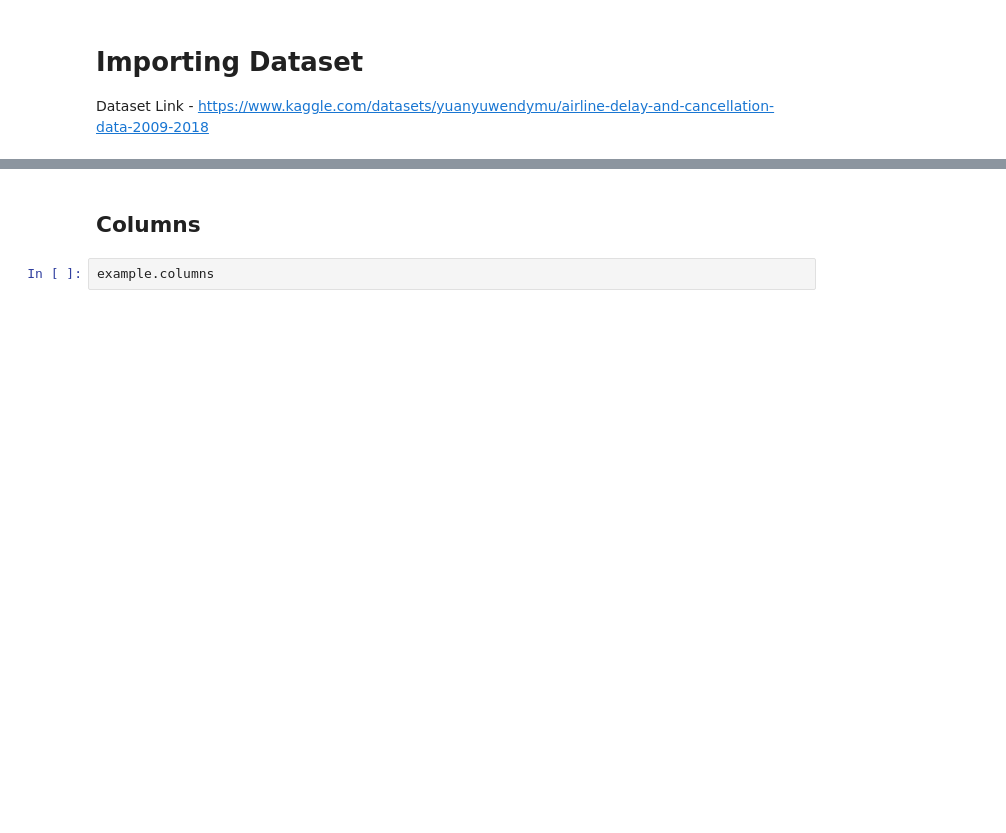
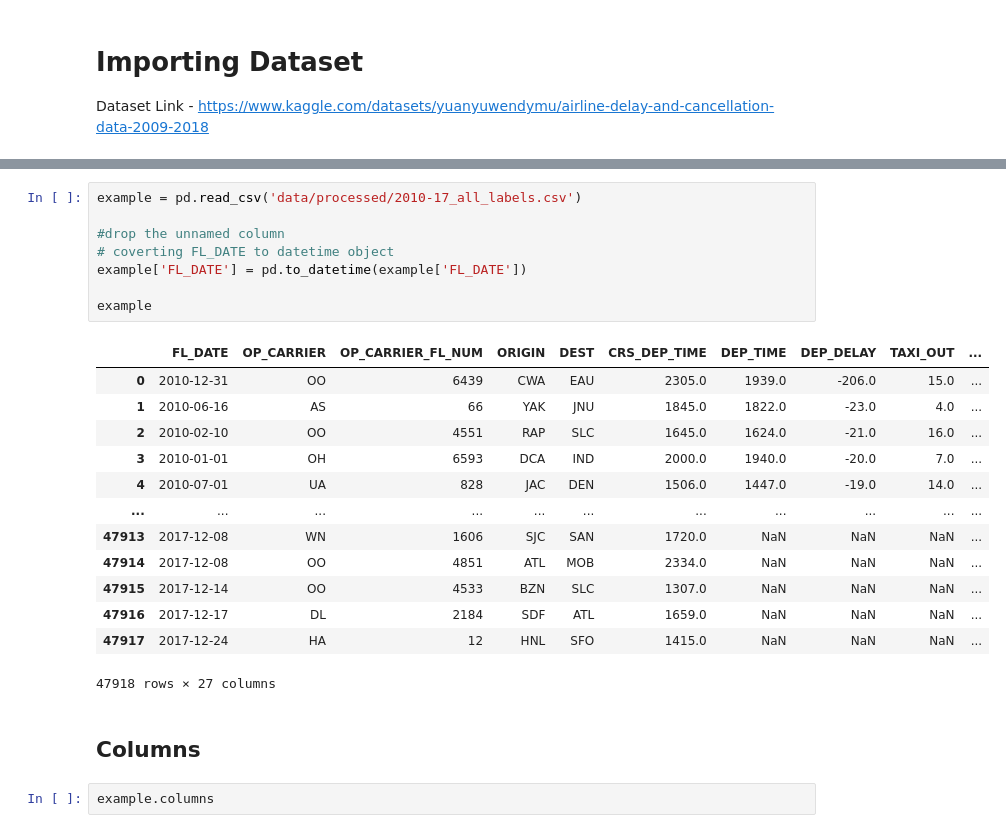
Before and after one commit to Delayma-ML/Delayma-Visualization, a Jupyter notebook: data_visualization.ipynb, the cells around one changed output, grey strips where cells are left out. Drawn from its saved outputs; the diff is of its cells as text; blank space fills up the shorter version.

```diff
--- a/data_visualization.ipynb
+++ b/data_visualization.ipynb
@@ -30,3 +12,25 @@ example
+# %%
+example = pd.read_csv('data/processed/2010-17_all_labels.csv')
+
+#drop the unnamed column
+# coverting FL_DATE to datetime object
+example['FL_DATE'] = pd.to_datetime(example['FL_DATE'])
+
+example
+# %% [output]
+|  | FL_DATE | OP_CARRIER | OP_CARRIER_FL_NUM | ORIGIN | DEST | CRS_DEP_TIME | DEP_TIME | DEP_DELAY | TAXI_OUT | ... |
+| 0 | 2010-12-31 | OO | 6439 | CWA | EAU | 2305.0 | 1939.0 | -206.0 | 15.0 | ... |
+| 1 | 2010-06-16 | AS | 66 | YAK | JNU | 1845.0 | 1822.0 | -23.0 | 4.0 | ... |
+| 2 | 2010-02-10 | OO | 4551 | RAP | SLC | 1645.0 | 1624.0 | -21.0 | 16.0 | ... |
+| 3 | 2010-01-01 | OH | 6593 | DCA | IND | 2000.0 | 1940.0 | -20.0 | 7.0 | ... |
+| 4 | 2010-07-01 | UA | 828 | JAC | DEN | 1506.0 | 1447.0 | -19.0 | 14.0 | ... |
+| ... | ... | ... | ... | ... | ... | ... | ... | ... | ... | ... |
+| 47913 | 2017-12-08 | WN | 1606 | SJC | SAN | 1720.0 | NaN | NaN | NaN | ... |
+| 47914 | 2017-12-08 | OO | 4851 | ATL | MOB | 2334.0 | NaN | NaN | NaN | ... |
+| 47915 | 2017-12-14 | OO | 4533 | BZN | SLC | 1307.0 | NaN | NaN | NaN | ... |
+| 47916 | 2017-12-17 | DL | 2184 | SDF | ATL | 1659.0 | NaN | NaN | NaN | ... |
+| 47917 | 2017-12-24 | HA | 12 | HNL | SFO | 1415.0 | NaN | NaN | NaN | ... |
+47918 rows × 27 columns
 # %% [markdown]
 ## Columns
 # %%
```
Also changed, not shown: parts of 15 cells of this notebook, 7 other files.
